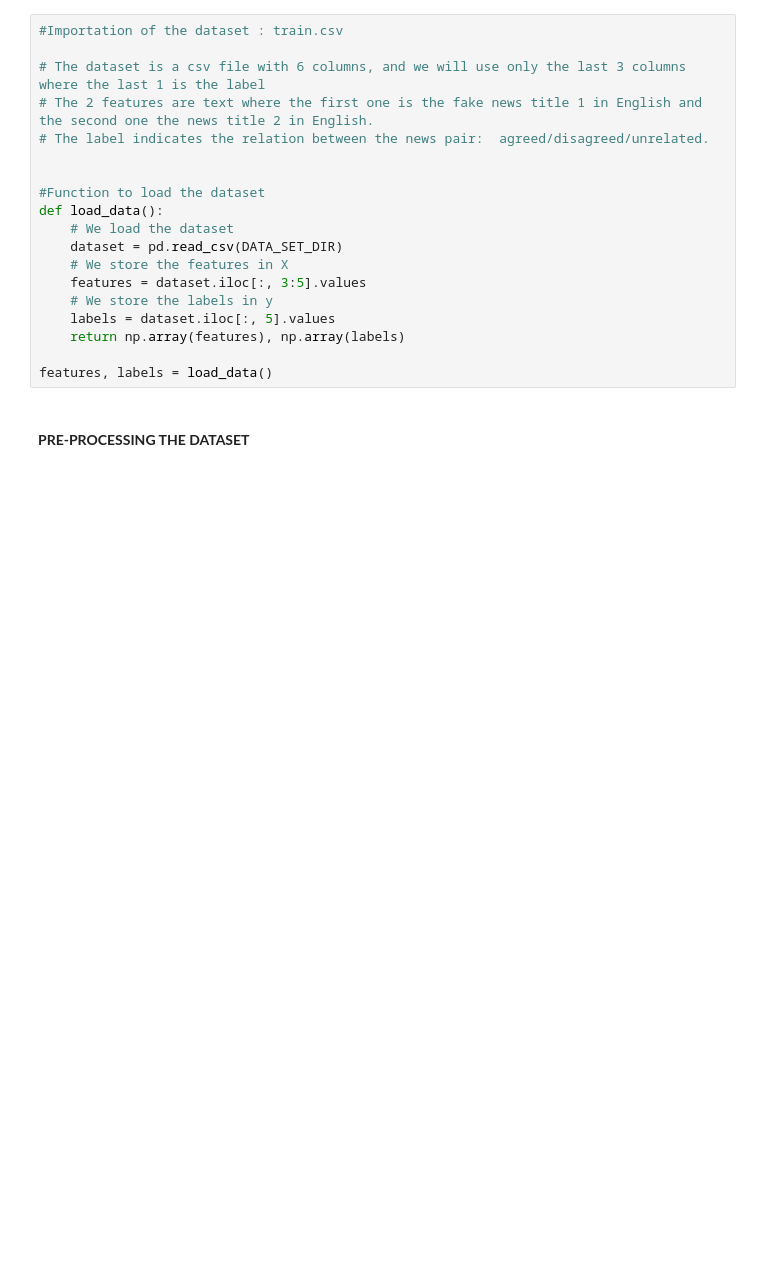
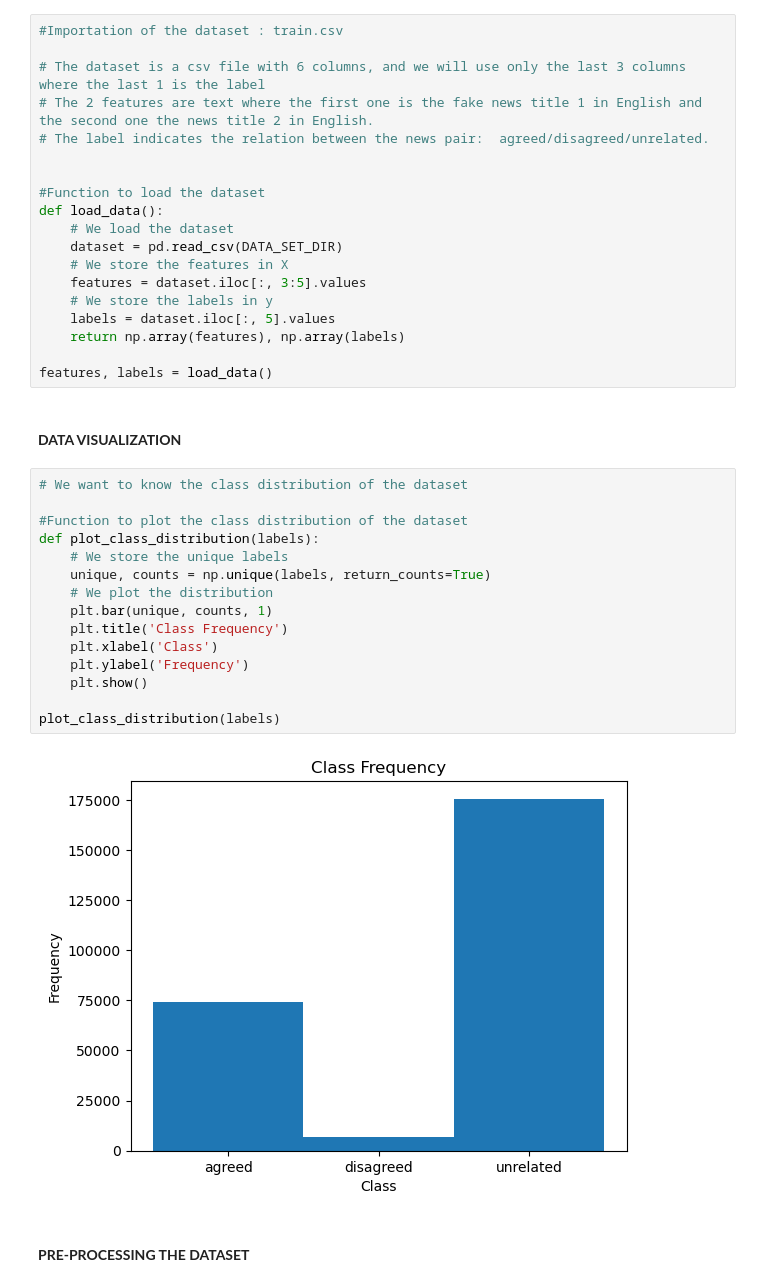
Before and after one commit to TsarAli/Online-Social-Media-Analysis-Project-, a Jupyter notebook: src/main_osna.ipynb, the cells around one changed output. Saved outputs shown, nothing was run; the diff lists cells and outputs as text; blank space fills up the shorter version.

Commit message:
Added visualization and better report

```diff
--- a/src/main_osna.ipynb
+++ b/src/main_osna.ipynb
@@ -49,6 +49,25 @@ def load_data():
     return np.array(features), np.array(labels)
 
 features, labels = load_data()
+# %% [markdown]
+#### **DATA VISUALIZATION**
+# %%
+# We want to know the class distribution of the dataset
+
+#Function to plot the class distribution of the dataset
+def plot_class_distribution(labels):
+    # We store the unique labels
+    unique, counts = np.unique(labels, return_counts=True)
+    # We plot the distribution
+    plt.bar(unique, counts, 1)
+    plt.title('Class Frequency')
+    plt.xlabel('Class')
+    plt.ylabel('Frequency')
+    plt.show()
+
+plot_class_distribution(labels)
+# %% [output]
+[figure, added]
 # %% [markdown]
 #### **PRE-PROCESSING THE DATASET**
 # %%
```
Also changed, not shown: parts of 5 cells of this notebook, 2 other files.
